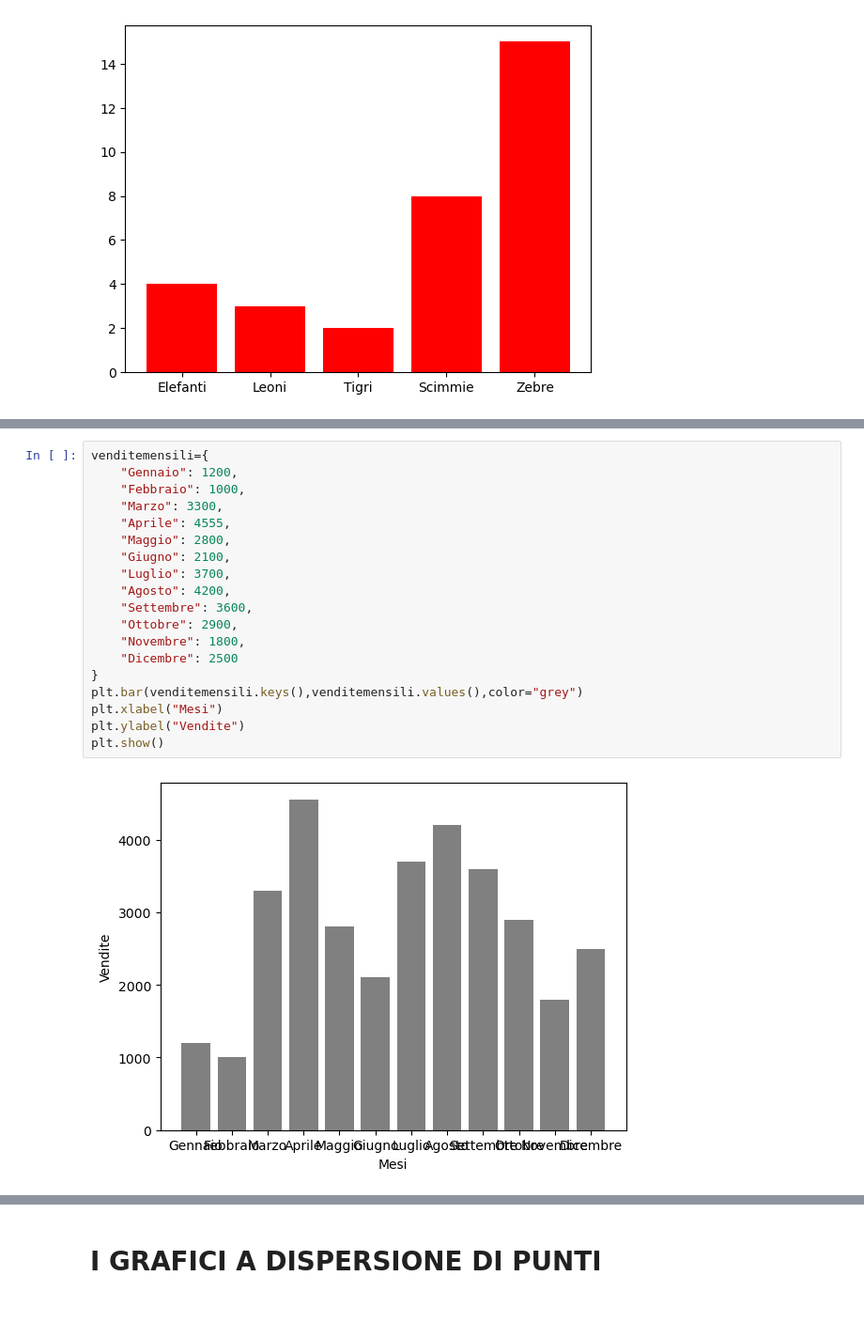
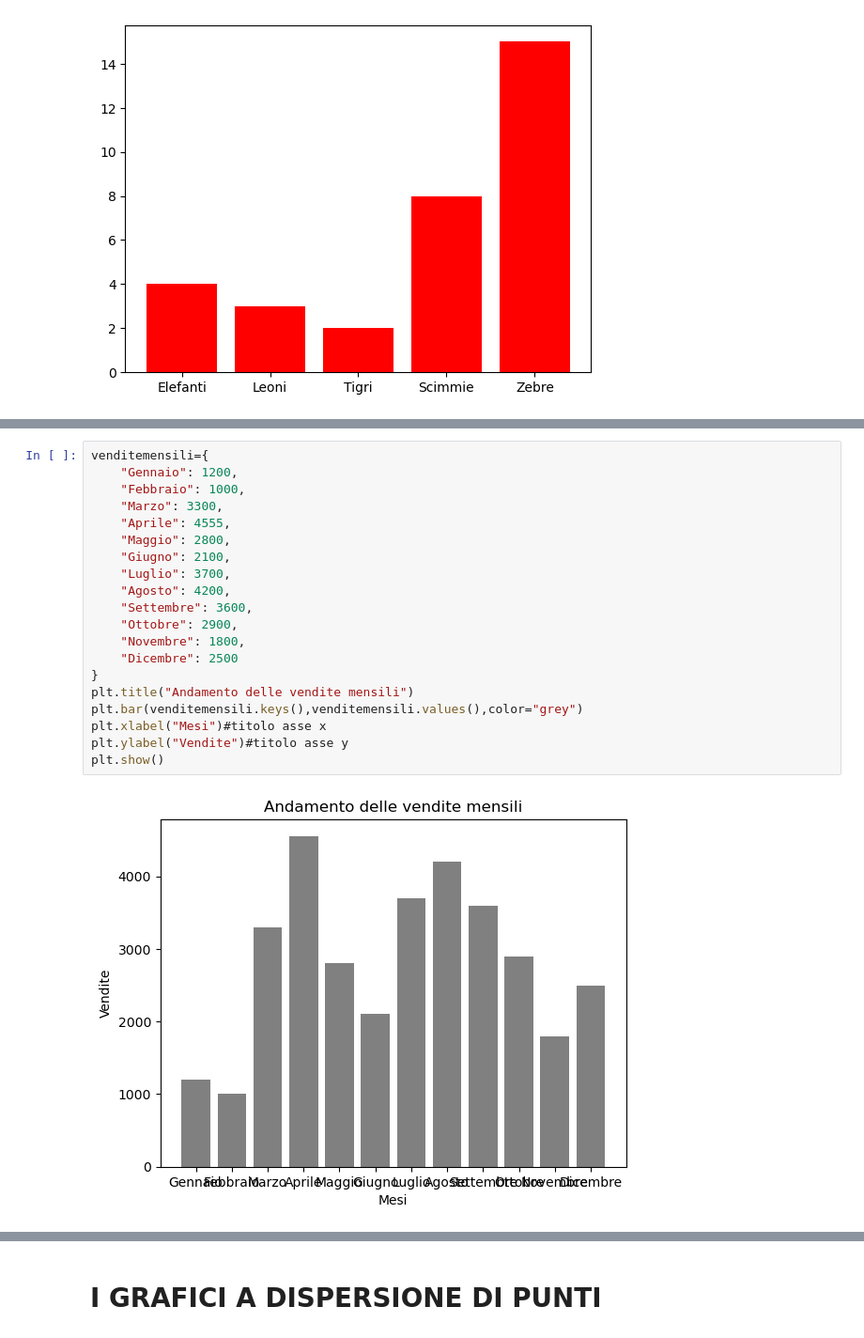
Before and after one commit to Istituto-freudinttheprodev/Python-ROBOTICA-E-AI, a Jupyter notebook: Es. 3 (i grafici).ipynb, the cells around one changed output, grey strips where cells are left out. Shown at 94% size. Saved outputs shown, nothing was run; the diff lists cells and outputs as text; blank space fills up the shorter version.

```diff
--- a/Es. 3 (i grafici).ipynb
+++ b/Es. 3 (i grafici).ipynb
@@ -23,21 +23,22 @@ plt.show()#visualizzazione del grafico a barre
 # %%
 venditemensili={
     "Gennaio": 1200,
     "Febbraio": 1000,
     "Marzo": 3300,
     "Aprile": 4555,
     "Maggio": 2800,
     "Giugno": 2100,
     "Luglio": 3700,
     "Agosto": 4200,
     "Settembre": 3600,
     "Ottobre": 2900,
     "Novembre": 1800,
     "Dicembre": 2500
 }
+plt.title("Andamento delle vendite mensili")
 plt.bar(venditemensili.keys(),venditemensili.values(),color="grey")
-plt.xlabel("Mesi")
-plt.ylabel("Vendite")
+plt.xlabel("Mesi")#titolo asse x
+plt.ylabel("Vendite")#titolo asse y
 plt.show()
 # %% [output]
-[figure, old version]
+[figure, new version]
```
Also changed, not shown: parts of 12 cells of this notebook.
